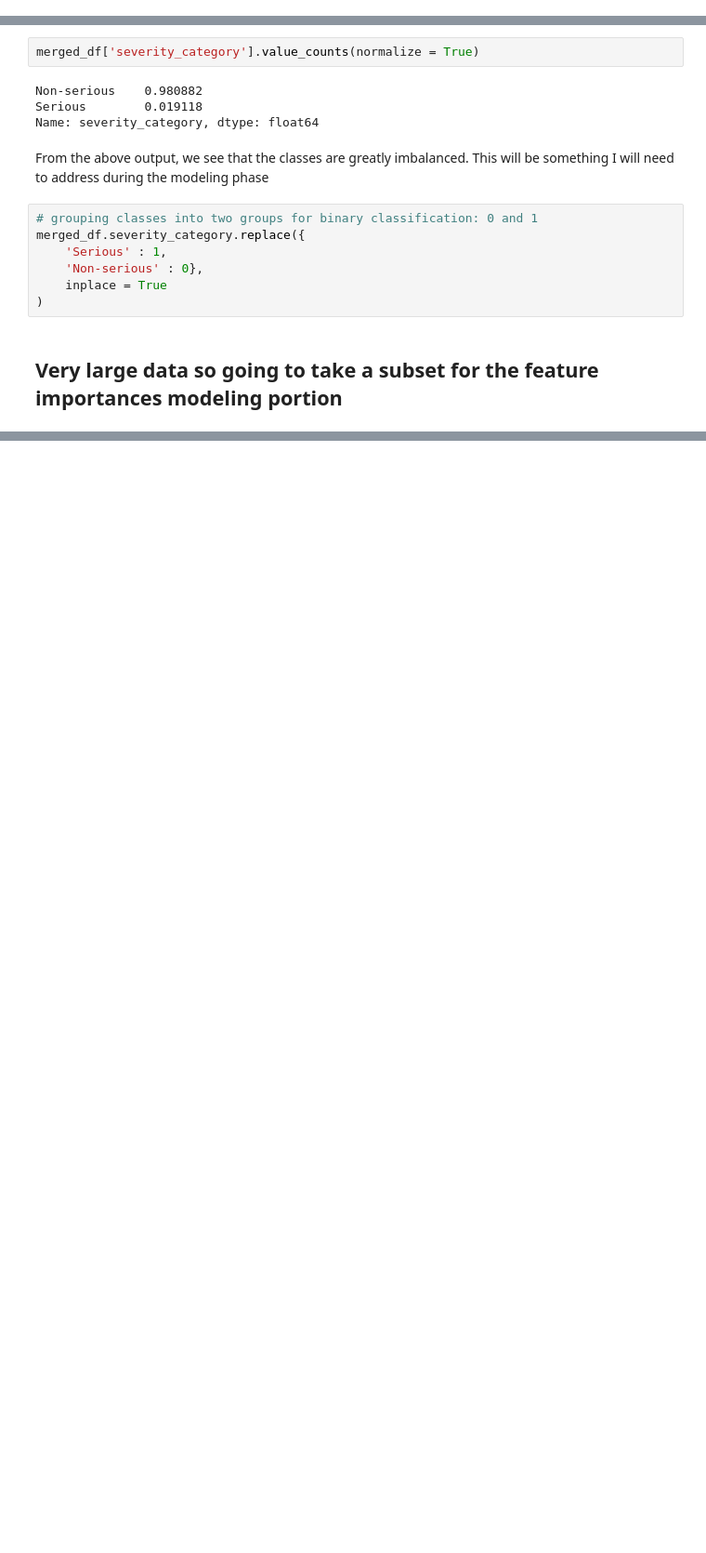
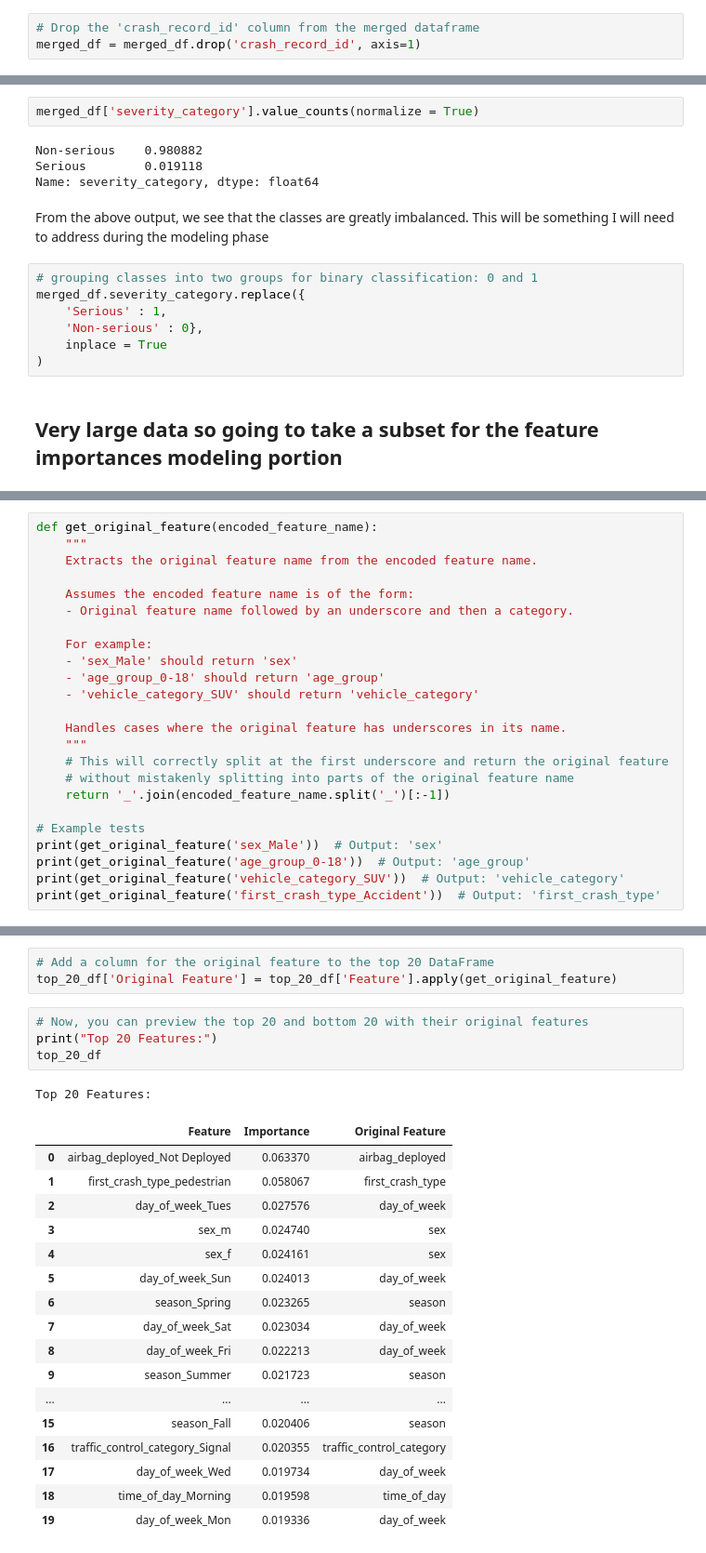
Before and after one commit to ckucewicz/traffic_crash_prediction, a Jupyter notebook: data_cleaning_notebook.ipynb, the cells around one changed output, grey strips where cells are left out. Shown: that part at 93% size. Saved outputs shown, nothing was run; the diff lists cells and outputs as text; blank space fills up the shorter version.

```diff
--- a/data_cleaning_notebook.ipynb
+++ b/data_cleaning_notebook.ipynb
@@ -2528,0 +2662,3 @@ memory usage: 19.5+ MB
+# %%
+# Drop the 'crash_record_id' column from the merged dataframe
+merged_df = merged_df.drop('crash_record_id', axis=1)
@@ -2624,0 +2836,24 @@ plt.show()
+# %%
+def get_original_feature(encoded_feature_name):
+    """
+    Extracts the original feature name from the encoded feature name.
+
+    Assumes the encoded feature name is of the form:
+    - Original feature name followed by an underscore and then a category.
+
+    For example:
+    - 'sex_Male' should return 'sex'
+    - 'age_group_0-18' should return 'age_group'
+    - 'vehicle_category_SUV' should return 'vehicle_category'
+
+    Handles cases where the original feature has underscores in its name.
+    """
+    # This will correctly split at the first underscore and return the original feature
+    # without mistakenly splitting into parts of the original feature name
+    return '_'.join(encoded_feature_name.split('_')[:-1])
+
+# Example tests
+print(get_original_feature('sex_Male'))  # Output: 'sex'
+print(get_original_feature('age_group_0-18'))  # Output: 'age_group'
+print(get_original_feature('vehicle_category_SUV'))  # Output: 'vehicle_category'
+print(get_original_feature('first_crash_type_Accident'))  # Output: 'first_crash_type'
@@ -2624,0 +2865,26 @@ plt.show()
+# %%
+# Add a column for the original feature to the top 20 DataFrame
+top_20_df['Original Feature'] = top_20_df['Feature'].apply(get_original_feature)
+# %%
+# Now, you can preview the top 20 and bottom 20 with their original features
+print("Top 20 Features:")
+top_20_df
+# %% [output]
+Top 20 Features:
+|  | Feature | Importance | Original Feature |
+| 0 | airbag_deployed_Not Deployed | 0.063370 | airbag_deployed |
+| 1 | first_crash_type_pedestrian | 0.058067 | first_crash_type |
+| 2 | day_of_week_Tues | 0.027576 | day_of_week |
+| 3 | sex_m | 0.024740 | sex |
+| 4 | sex_f | 0.024161 | sex |
+| 5 | day_of_week_Sun | 0.024013 | day_of_week |
+| 6 | season_Spring | 0.023265 | season |
+| 7 | day_of_week_Sat | 0.023034 | day_of_week |
+| 8 | day_of_week_Fri | 0.022213 | day_of_week |
+| 9 | season_Summer | 0.021723 | season |
+| ... | ... | ... | ... |
+| 15 | season_Fall | 0.020406 | season |
+| 16 | traffic_control_category_Signal | 0.020355 | traffic_control_category |
+| 17 | day_of_week_Wed | 0.019734 | day_of_week |
+| 18 | time_of_day_Morning | 0.019598 | time_of_day |
+| 19 | day_of_week_Mon | 0.019336 | day_of_week |
```
Also changed, not shown: parts of 87 cells of this notebook, 2 other files.
